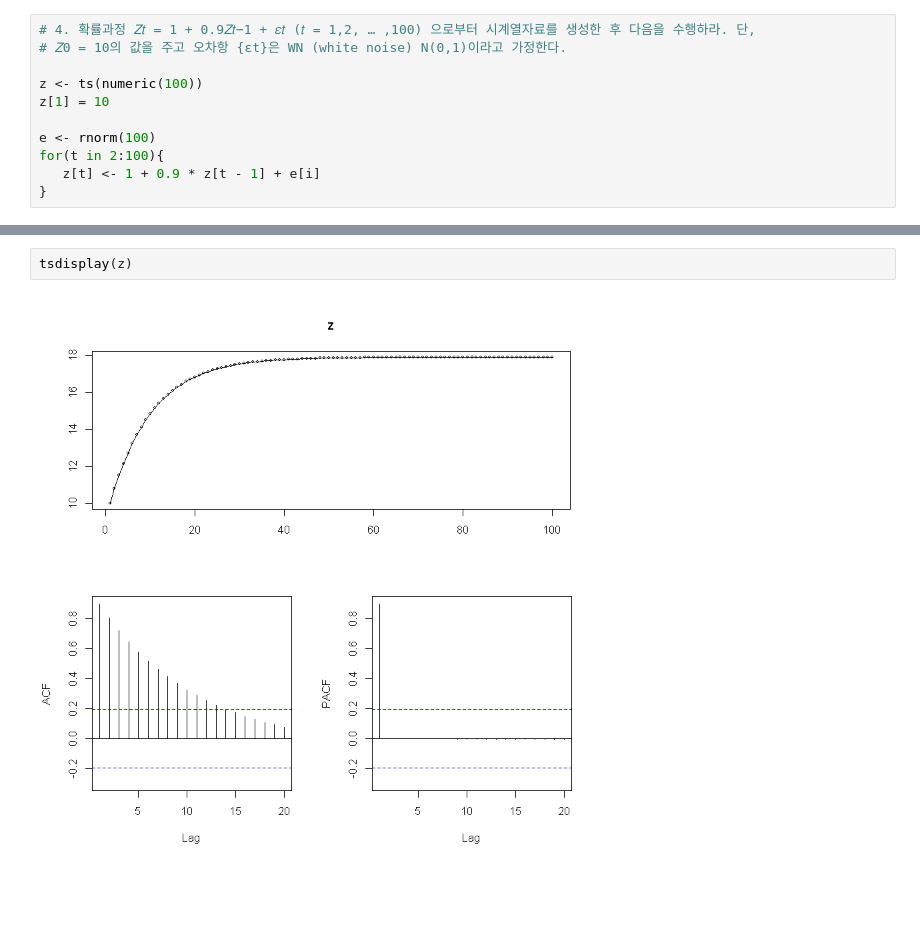
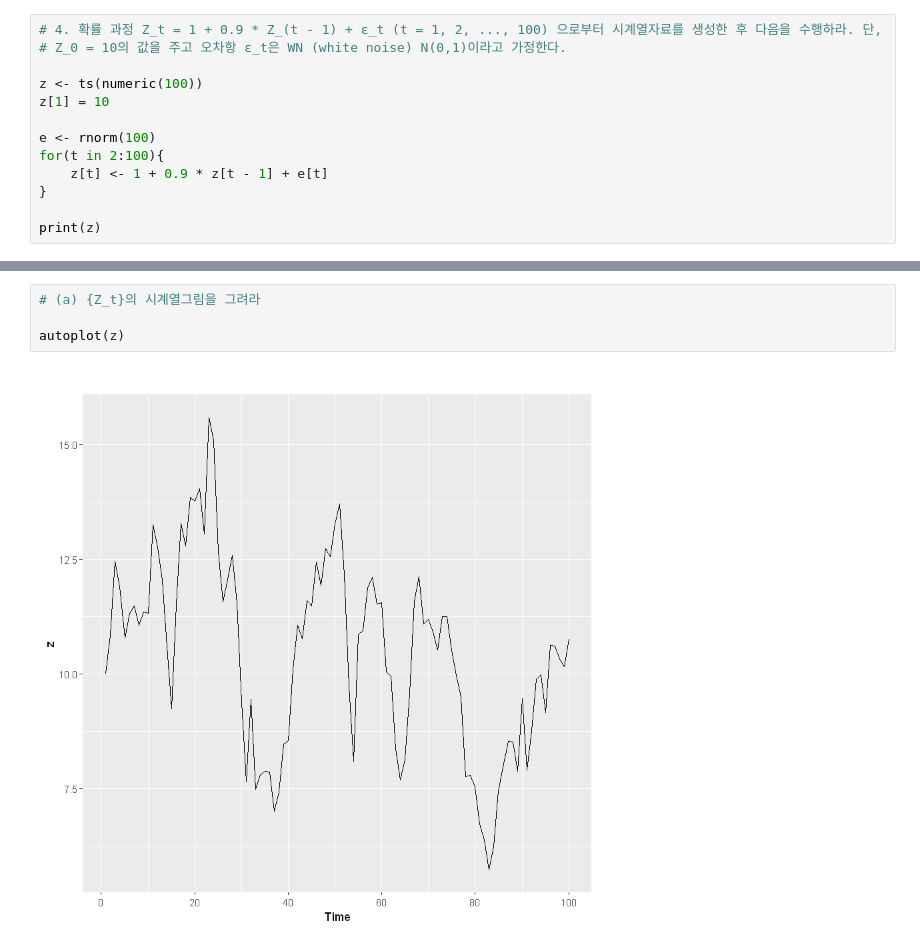
Before and after one commit to D4R6-Robot/Statistics, a Jupyter notebook: 2nd semester/02.TimeSeries/HW3/HW(3-4).ipynb, the cells around one changed output, grey strips where cells are left out. Cells and saved outputs as stored; diff of their text form; blank space fills up the shorter version.

```diff
--- a/2nd semester/02.TimeSeries/HW3/HW(3-4).ipynb
+++ b/2nd semester/02.TimeSeries/HW3/HW(3-4).ipynb
@@ -3,12 +4,14 @@ library(fpp2)
 # %%
-# 4. 확률과정 𝑍𝑡 = 1 + 0.9𝑍𝑡−1 + 𝜀𝑡 (𝑡 = 1,2, … ,100) 으로부터 시계열자료를 생성한 후 다음을 수행하라. 단,
-# 𝑍0 = 10의 값을 주고 오차항 {εt}은 WN (white noise) N(0,1)이라고 가정한다.
+# 4. 확률 과정 Z_t = 1 + 0.9 * Z_(t - 1) + ε_t (t = 1, 2, ..., 100) 으로부터 시계열자료를 생성한 후 다음을 수행하라. 단,
+# Z_0 = 10의 값을 주고 오차항 ε_t은 WN (white noise) N(0,1)이라고 가정한다.
 
 z <- ts(numeric(100))
 z[1] = 10
 
 e <- rnorm(100)
 for(t in 2:100){
-   z[t] <- 1 + 0.9 * z[t - 1] + e[i]
+    z[t] <- 1 + 0.9 * z[t - 1] + e[t]
 }
+
+print(z)
 # %% [output]
@@ -21,4 +37,6 @@ https://github.com/IRkernel/repr/wiki/Problems-with-unicode-on-windows
-# %%
-tsdisplay(z)
-# %% [output]
-[figure, removed]
+# %%
+# (a) {Z_t}의 시계열그림을 그려라
+
+autoplot(z)
+# %% [output]
+[figure, added]
```
Also changed, not shown: parts of 8 cells of this notebook.
